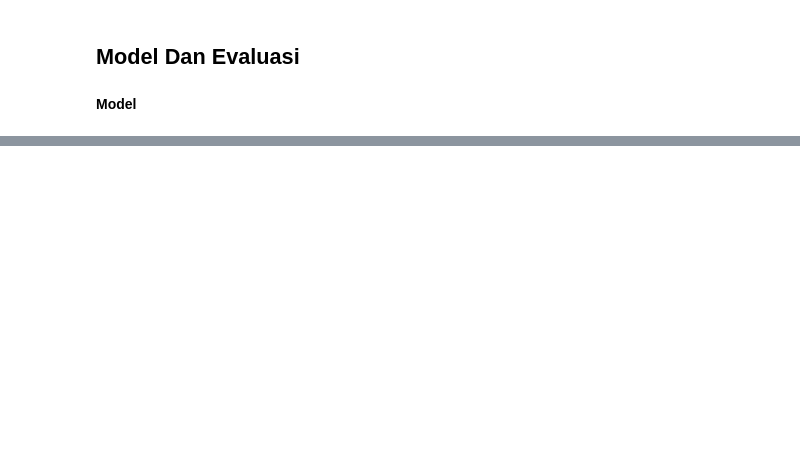
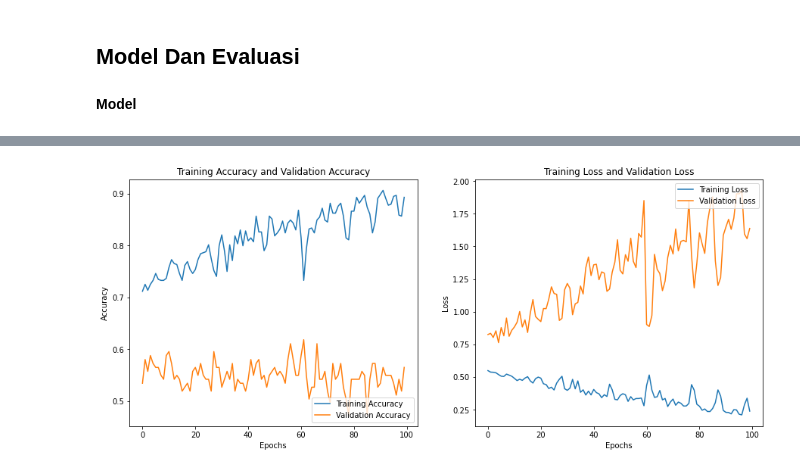
Before and after one commit to MuhamdIlyas/capstone, a Jupyter notebook: model/Capstone.ipynb, the cells around one changed output, grey strips where cells are left out. Saved outputs shown, nothing was run; the diff lists cells and outputs as text; code cells hidden in the pictures; blank space fills up the shorter version.

```diff
--- a/model/Capstone.ipynb
+++ b/model/Capstone.ipynb
@@ -448,0 +458,20 @@ Accuracy: 0.7092712705074399
+# %%
+#Model
+model = Sequential ([
+      tf.keras.layers.LSTM(60,input_dim=2, input_shape=(None,1)),
+      tf.keras.layers.Dense(60, activation='relu'),
+      tf.keras.layers.Dense(40, activation='relu'),
+      tf.keras.layers.Dense(20, activation='relu'),
+      tf.keras.layers.Dense(10, activation='relu'),
+      tf.keras.layers.Dense(2, activation='softmax')])
+# %%
+
+model.compile(optimizer='adam',
+              loss='sparse_categorical_crossentropy',
+              metrics=['accuracy'])
+
+history=model.fit(X_train,
+        y_train,
+        epochs=100,
+        batch_size=8,
+        validation_split=0.2)
@@ -448,0 +496,27 @@ Accuracy: 0.7092712705074399
+# %%
+#memperlihatkan grafik
+acc = history.history['accuracy']
+val_acc = history.history['val_accuracy']
+
+loss = history.history['loss']
+val_loss = history.history['val_loss']
+
+plt.figure(figsize=(15, 6))
+plt.subplot(1, 2, 1)
+plt.plot(acc, label='Training Accuracy')
+plt.plot(val_acc, label='Validation Accuracy')
+plt.legend(loc='lower right')
+plt.title('Training Accuracy and Validation Accuracy')
+plt.xlabel('Epochs')
+plt.ylabel('Accuracy')
+
+plt.subplot(1, 2, 2)
+plt.plot(loss, label='Training Loss')
+plt.plot(val_loss, label='Validation Loss')
+plt.legend(loc='upper right')
+plt.title('Training Loss and Validation Loss')
+plt.xlabel('Epochs')
+plt.ylabel('Loss')
+plt.show()
+# %% [output]
+[figure, added]
```
Also changed, not shown: parts of 11 cells of this notebook, 5 other files.
